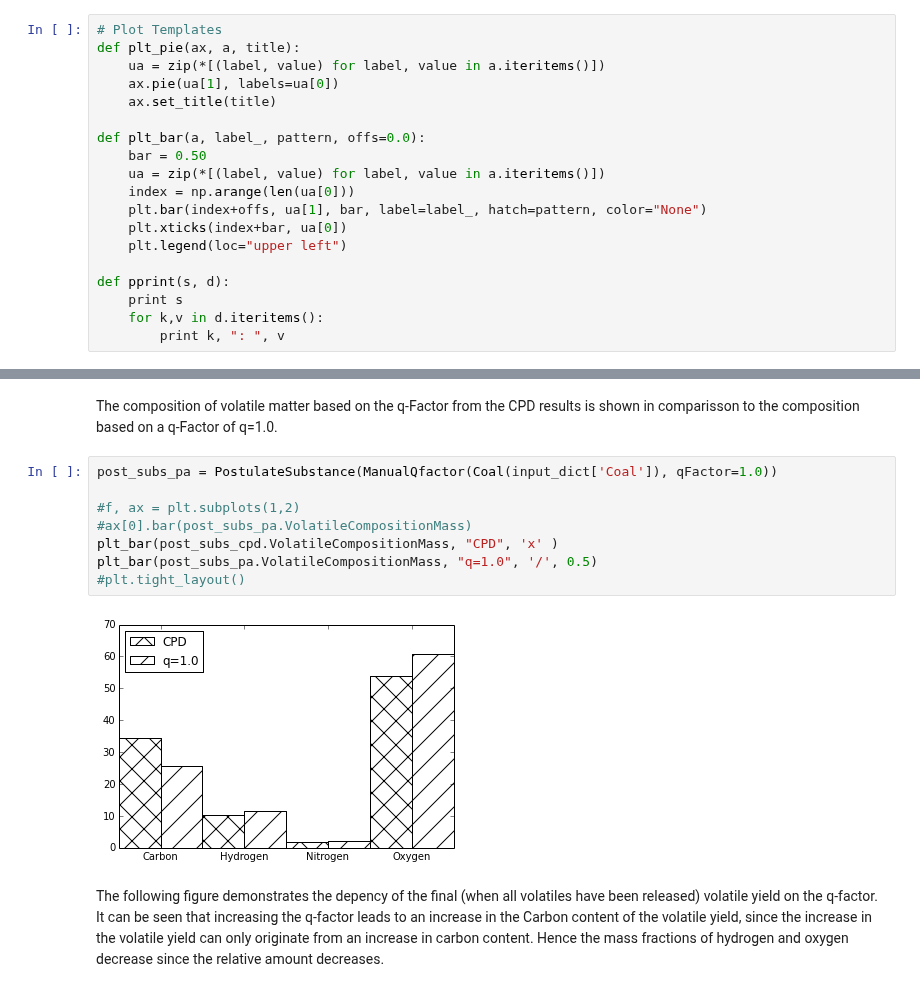
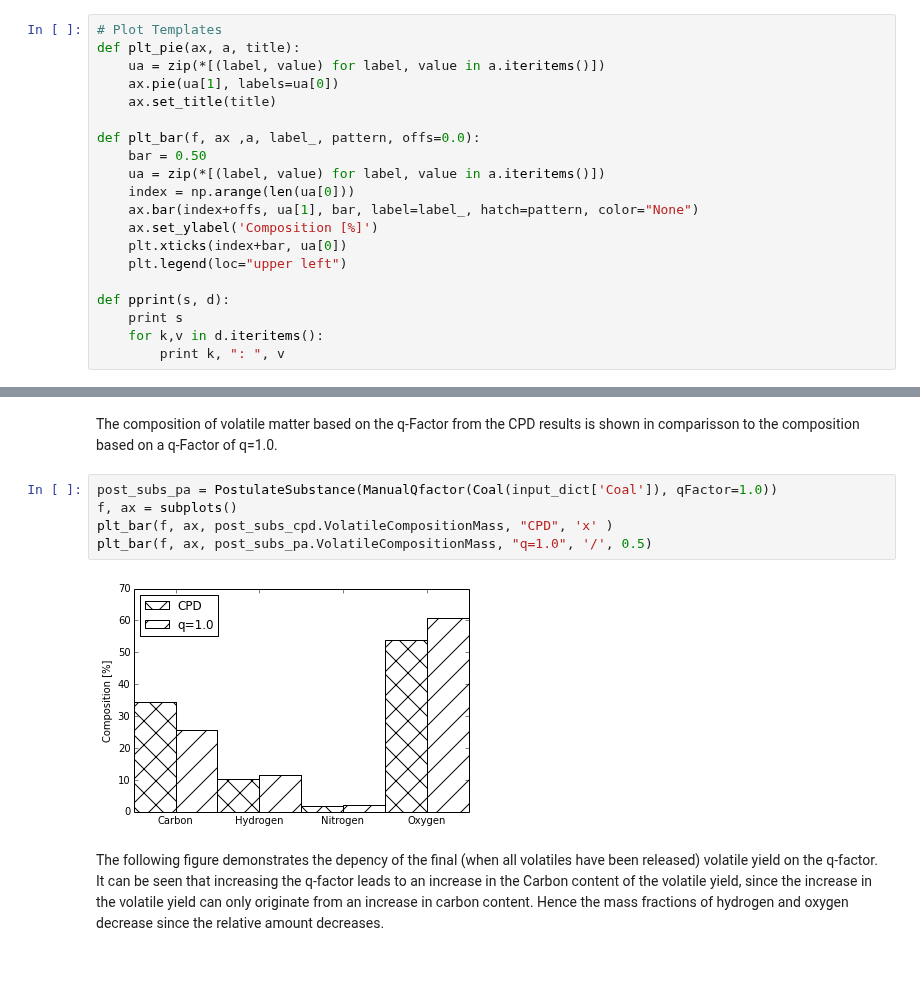
Before and after one commit to ostein/notebooks, a Jupyter notebook: pkp/BlackThunder.ipynb, the cells around one changed output, grey strips where cells are left out. Saved outputs shown, nothing was run; the diff lists cells and outputs as text.

```diff
--- a/pkp/BlackThunder.ipynb
+++ b/pkp/BlackThunder.ipynb
@@ -39,11 +41,12 @@ def plt_pie(ax, a, title):
     ax.pie(ua[1], labels=ua[0])
     ax.set_title(title)
 
-def plt_bar(a, label_, pattern, offs=0.0):
+def plt_bar(f, ax ,a, label_, pattern, offs=0.0):
     bar = 0.50
     ua = zip(*[(label, value) for label, value in a.iteritems()])
     index = np.arange(len(ua[0]))
-    plt.bar(index+offs, ua[1], bar, label=label_, hatch=pattern, color="None")
+    ax.bar(index+offs, ua[1], bar, label=label_, hatch=pattern, color="None")
+    ax.set_ylabel('Composition [%]')
     plt.xticks(index+bar, ua[0])
     plt.legend(loc="upper left")
 
@@ -503,14 +539,11 @@ print post_subs_cpd.VolatileCompositionMass
 The composition of volatile matter based on the q-Factor from the CPD results is shown in comparisson to the composition based on a q-Factor of q=1.0.
 # %%
 post_subs_pa = PostulateSubstance(ManualQfactor(Coal(input_dict['Coal']), qFactor=1.0))
-
-#f, ax = plt.subplots(1,2)
-#ax[0].bar(post_subs_pa.VolatileCompositionMass)
-plt_bar(post_subs_cpd.VolatileCompositionMass, "CPD", 'x' )
-plt_bar(post_subs_pa.VolatileCompositionMass, "q=1.0", '/', 0.5)
-#plt.tight_layout()
+f, ax = subplots()
+plt_bar(f, ax, post_subs_cpd.VolatileCompositionMass, "CPD", 'x' )
+plt_bar(f, ax, post_subs_pa.VolatileCompositionMass, "q=1.0", '/', 0.5)
 # %% [output]
-[figure, old version]
+[figure, new version]
 # %% [markdown]
 The following figure demonstrates the depency of the final (when all volatiles have been released) volatile yield on the q-factor. It can be seen that increasing the q-factor leads to an increase in the Carbon content of the volatile yield, since the increase in the volatile yield can only originate from an increase in carbon content. Hence the mass fractions of hydrogen and oxygen decrease since the relative amount decreases.
 # %%
```
Also changed, not shown: parts of 20 cells of this notebook.
